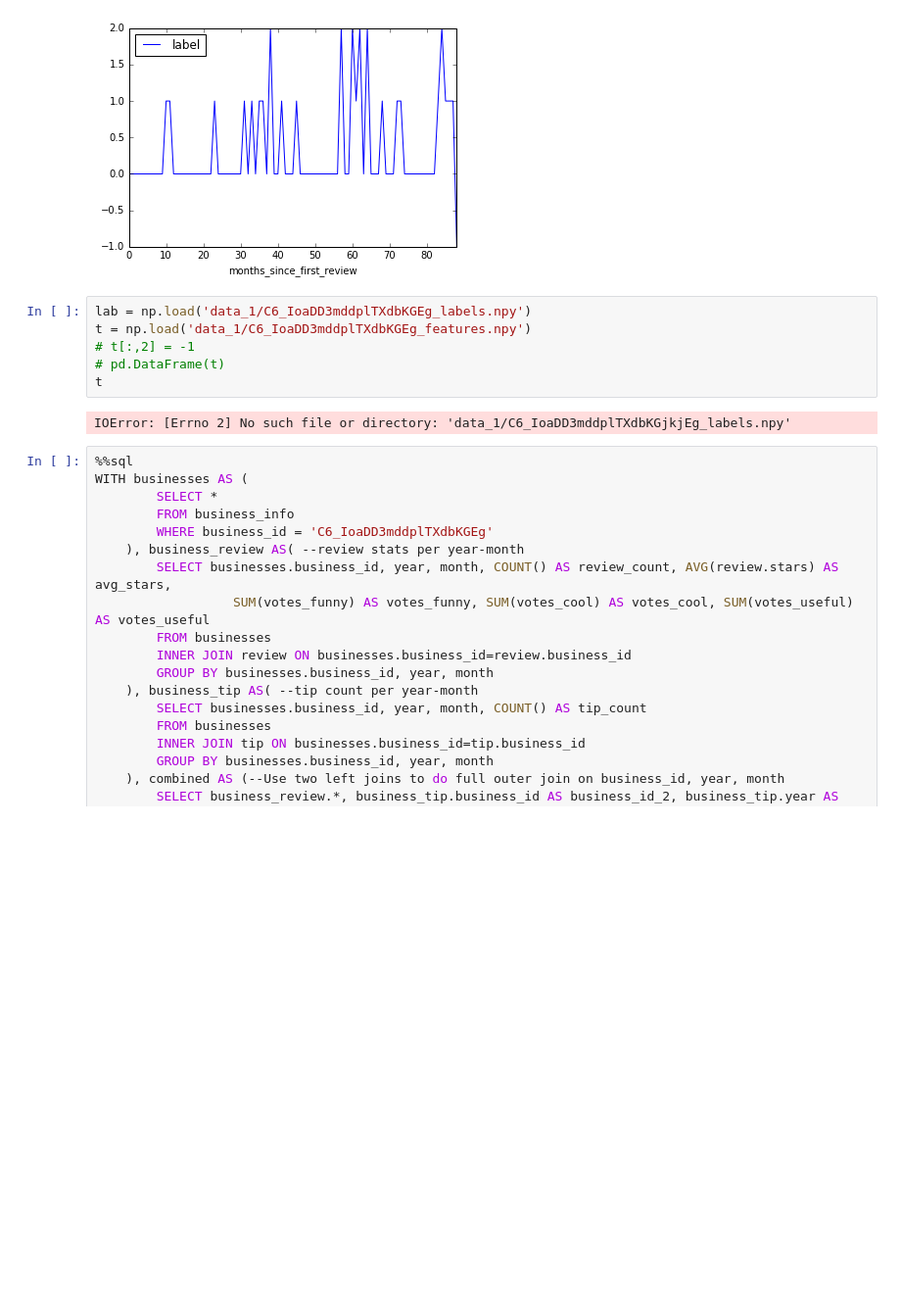
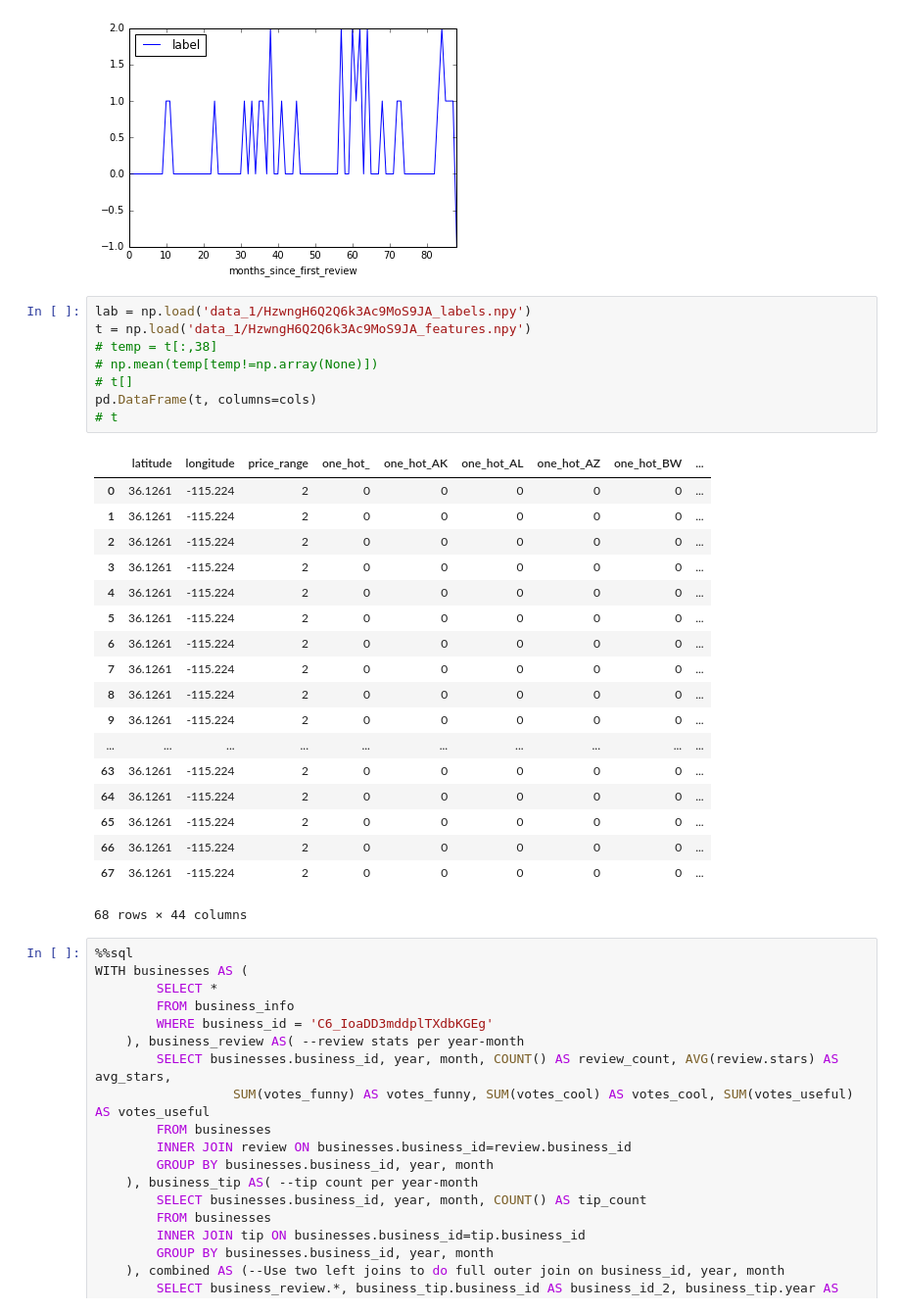
Before and after one commit to jjm7/DLFinalProj, a Jupyter notebook: DB_explorer.ipynb, the cells around one changed output. Shown at 98% size. Saved outputs shown, nothing was run; the diff lists cells and outputs as text; blank space fills up the shorter version.

```diff
--- a/DB_explorer.ipynb
+++ b/DB_explorer.ipynb
@@ -433,13 +433,32 @@ df_feat[df_feat.business_id=='LHyGQnuWR2q44bsrw1ZLAg'].plot('months_since_first_
 [figure]
 [figure]
 # %%
-lab = np.load('data_1/C6_IoaDD3mddplTXdbKGEg_labels.npy')
-t = np.load('data_1/C6_IoaDD3mddplTXdbKGEg_features.npy')
-# t[:,2] = -1
-# pd.DataFrame(t)
-t
+lab = np.load('data_1/HzwngH6Q2Q6k3Ac9MoS9JA_labels.npy')
+t = np.load('data_1/HzwngH6Q2Q6k3Ac9MoS9JA_features.npy')
+# temp = t[:,38]
+# np.mean(temp[temp!=np.array(None)])
+# t[]
+pd.DataFrame(t, columns=cols)
+# t
 # %% [output]
+|  | latitude | longitude | price_range | one_hot_ | one_hot_AK | one_hot_AL | one_hot_AZ | one_hot_BW | ... |
+| 0 | 36.1261 | -115.224 | 2 | 0 | 0 | 0 | 0 | 0 | ... |
+| 1 | 36.1261 | -115.224 | 2 | 0 | 0 | 0 | 0 | 0 | ... |
+| 2 | 36.1261 | -115.224 | 2 | 0 | 0 | 0 | 0 | 0 | ... |
+| 3 | 36.1261 | -115.224 | 2 | 0 | 0 | 0 | 0 | 0 | ... |
+| 4 | 36.1261 | -115.224 | 2 | 0 | 0 | 0 | 0 | 0 | ... |
+| 5 | 36.1261 | -115.224 | 2 | 0 | 0 | 0 | 0 | 0 | ... |
+| 6 | 36.1261 | -115.224 | 2 | 0 | 0 | 0 | 0 | 0 | ... |
+| 7 | 36.1261 | -115.224 | 2 | 0 | 0 | 0 | 0 | 0 | ... |
+| 8 | 36.1261 | -115.224 | 2 | 0 | 0 | 0 | 0 | 0 | ... |
+| 9 | 36.1261 | -115.224 | 2 | 0 | 0 | 0 | 0 | 0 | ... |
+| ... | ... | ... | ... | ... | ... | ... | ... | ... | ... |
+| 63 | 36.1261 | -115.224 | 2 | 0 | 0 | 0 | 0 | 0 | ... |
+| 64 | 36.1261 | -115.224 | 2 | 0 | 0 | 0 | 0 | 0 | ... |
+| 65 | 36.1261 | -115.224 | 2 | 0 | 0 | 0 | 0 | 0 | ... |
+| 66 | 36.1261 | -115.224 | 2 | 0 | 0 | 0 | 0 | 0 | ... |
+| 67 | 36.1261 | -115.224 | 2 | 0 | 0 | 0 | 0 | 0 | ... |
-IOError: [Errno 2] No such file or directory: 'data_1/C6_IoaDD3mddplTXdbKGjkjEg_labels.npy'
+68 rows × 44 columns
 # %%
 %%sql
 WITH businesses AS (
```
Also changed, not shown: parts of 4 cells of this notebook, 4 other files.
